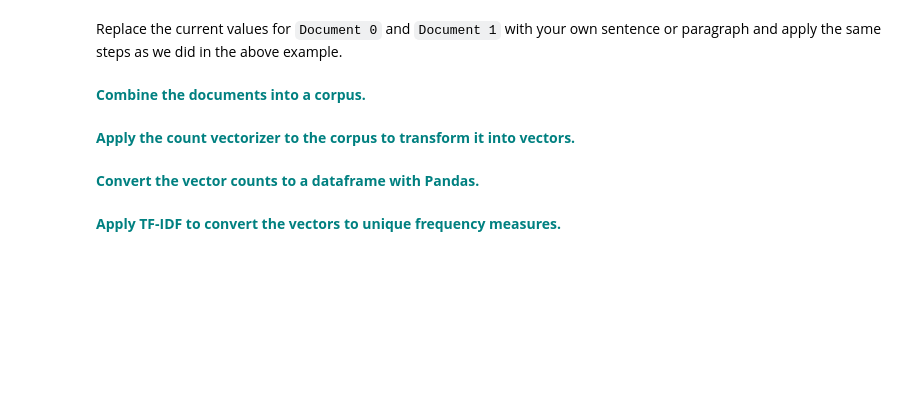
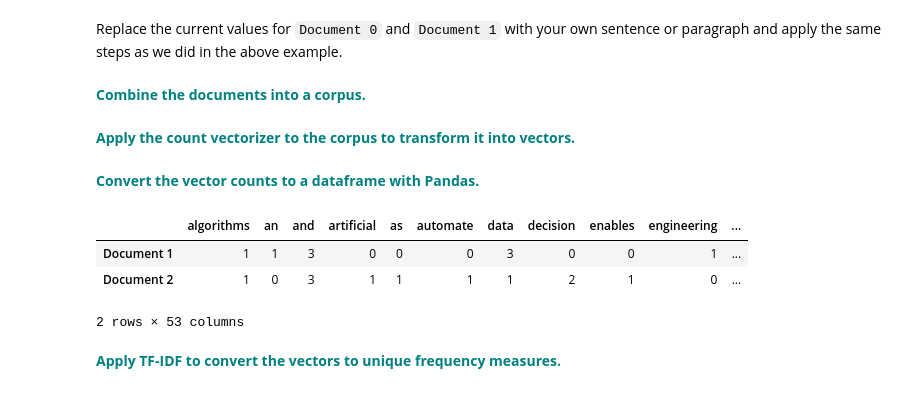
Before and after one commit to TristanPetersDS/springboard-case-studies, a Jupyter notebook: cosine-similarity/Cosine Similarity Case Study.ipynb, the cells around one changed output. Drawn from its saved outputs; the diff is of its cells as text; code cells hidden in the pictures; blank space fills up the shorter version.

```diff
--- a/cosine-similarity/Cosine Similarity Case Study.ipynb
+++ b/cosine-similarity/Cosine Similarity Case Study.ipynb
@@ -92,9 +120,25 @@ cosine_similarity(trsfm[0:1], trsfm)
 Replace the current values for `Document 0` and `Document 1` with your own sentence or paragraph and apply the same steps as we did in the above example.
 # %% [markdown]
  **<font color='teal'> Combine the documents into a corpus.</font>**
+# %%
+Document1 = "Data science is an interdisciplinary field that uses scientific methods, algorithms, and systems to extract insights from structured and unstructured data. It incorporates techniques from statistics, machine learning, and data engineering to solve real-world problems."
+Document2 = "Machine learning is a subset of artificial intelligence that enables systems to learn patterns from data and make predictions. It utilizes algorithms such as decision trees, neural networks, and regression models to identify trends and automate decision-making processes."
+
+corpus2 = [Document1, Document2]
+
+count_vect2 = CountVectorizer()
 # %% [markdown]
  **<font color='teal'> Apply the count vectorizer to the corpus to transform it into vectors.</font>**
+# %%
+X_train_counts2 = count_vect2.fit_transform(corpus2)
 # %% [markdown]
  **<font color='teal'> Convert the vector counts to a dataframe with Pandas.</font>**
+# %%
+pd.DataFrame(X_train_counts2.toarray(), columns=count_vect2.get_feature_names_out(), index=['Document 1', 'Document 2'])
+# %% [output]
+|  | algorithms | an | and | artificial | as | automate | data | decision | enables | engineering | ... |
+| Document 1 | 1 | 1 | 3 | 0 | 0 | 0 | 3 | 0 | 0 | 1 | ... |
+| Document 2 | 1 | 0 | 3 | 1 | 1 | 1 | 1 | 2 | 1 | 0 | ... |
+2 rows × 53 columns
 # %% [markdown]
  **<font color='teal'> Apply TF-IDF to convert the vectors to unique frequency measures.</font>**
```
Also changed, not shown: parts of 11 cells of this notebook, 1 other file.
